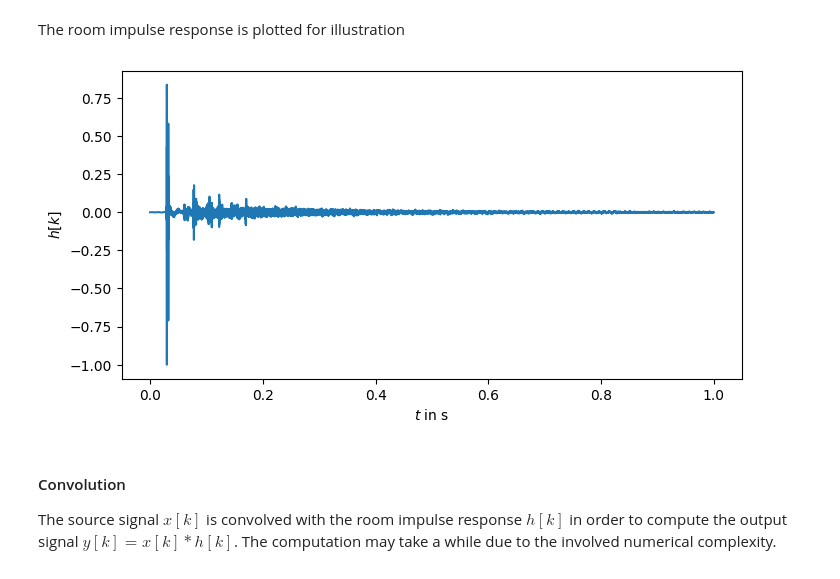
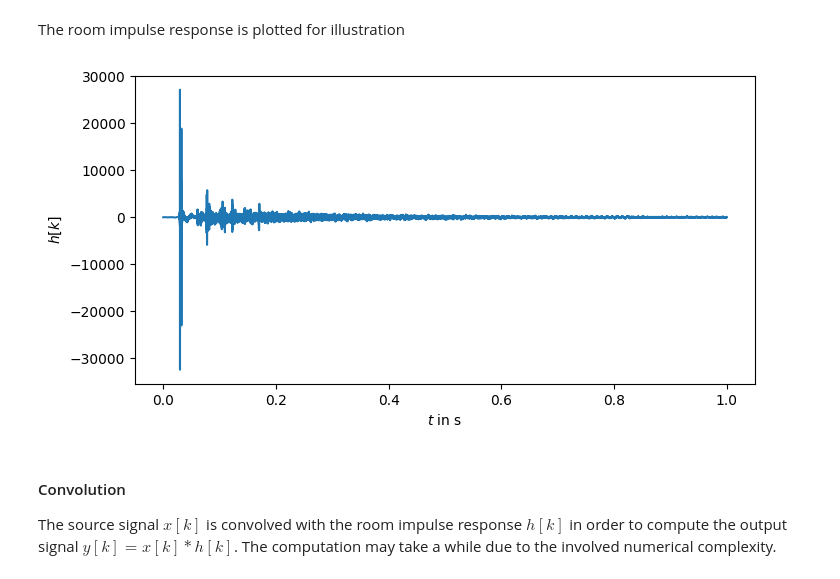
Before and after one commit to jmmarcoss/sinais-sistemas, a Jupyter notebook: notebooks/atividade_11_1.ipynb, the cells around one changed output. Saved outputs shown, nothing was run; the diff lists cells and outputs as text; code cells hidden in the pictures.

```diff
--- a/notebooks/atividade_11_1.ipynb
+++ b/notebooks/atividade_11_1.ipynb
@@ -45,16 +46,14 @@ fsh, h = sw.read('data/atividade_11/room_impulse_response.wav')
 # %% [markdown]
 The room impulse response is plotted for illustration
 # %%
-if h.dtype == 'int16':
-    h = h / np.max(np.abs(h))
-
-plt.figure(figsize=(8,4), dpi=150)
-t = 1/fsh*np.arange(len(h))
+plt.figure(figsize=(8, 4))
+t = np.arange(len(h)) / fsh
 plt.plot(t, h)
 plt.xlabel(r'$t$ in s')
-plt.ylabel(r'$h[k]$');
+plt.ylabel(r'$h[k]$')
+plt.show()
 # %% [output]
-[figure, old version]
+[figure, new version]
 # %% [markdown]
 #### Convolution
 
```
Also changed, not shown: parts of 13 cells of this notebook, 1 other file.
